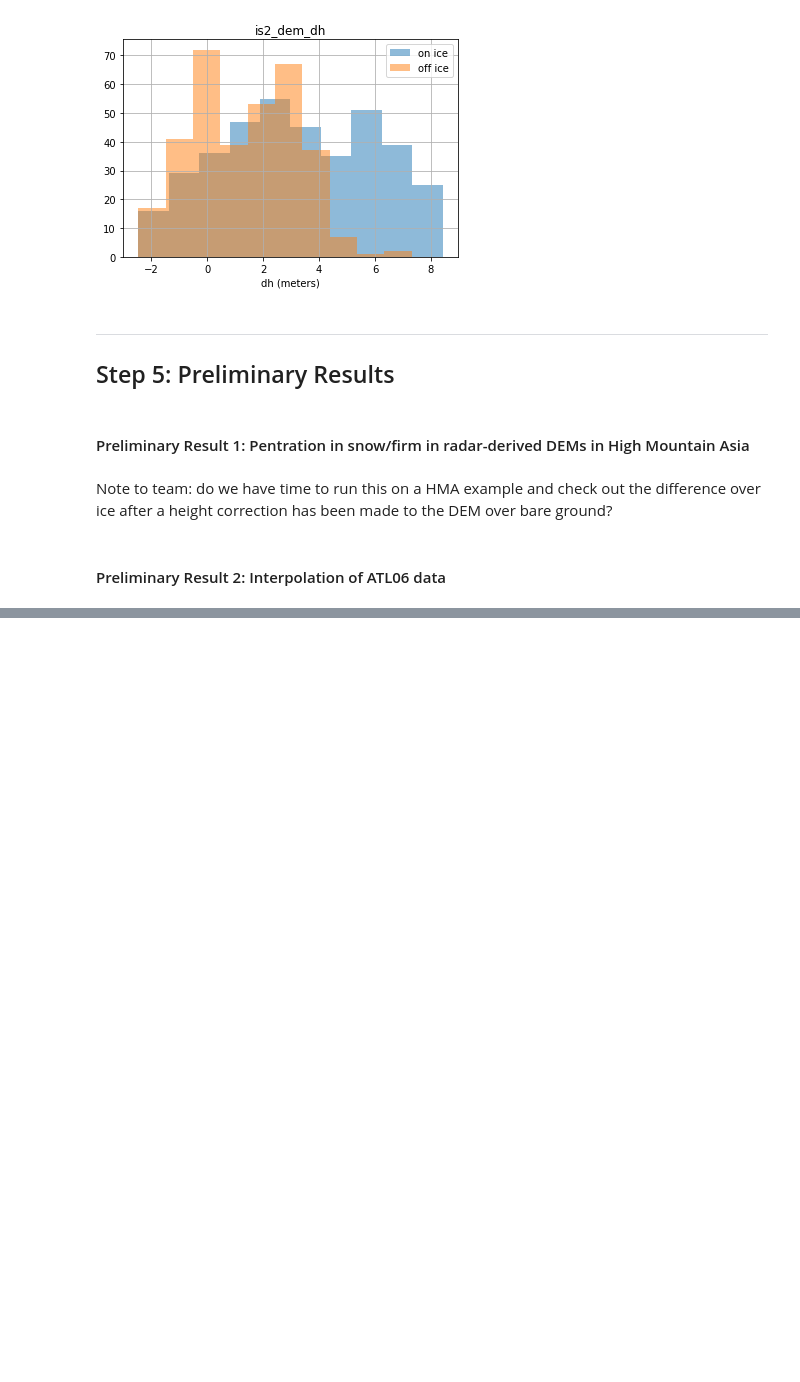
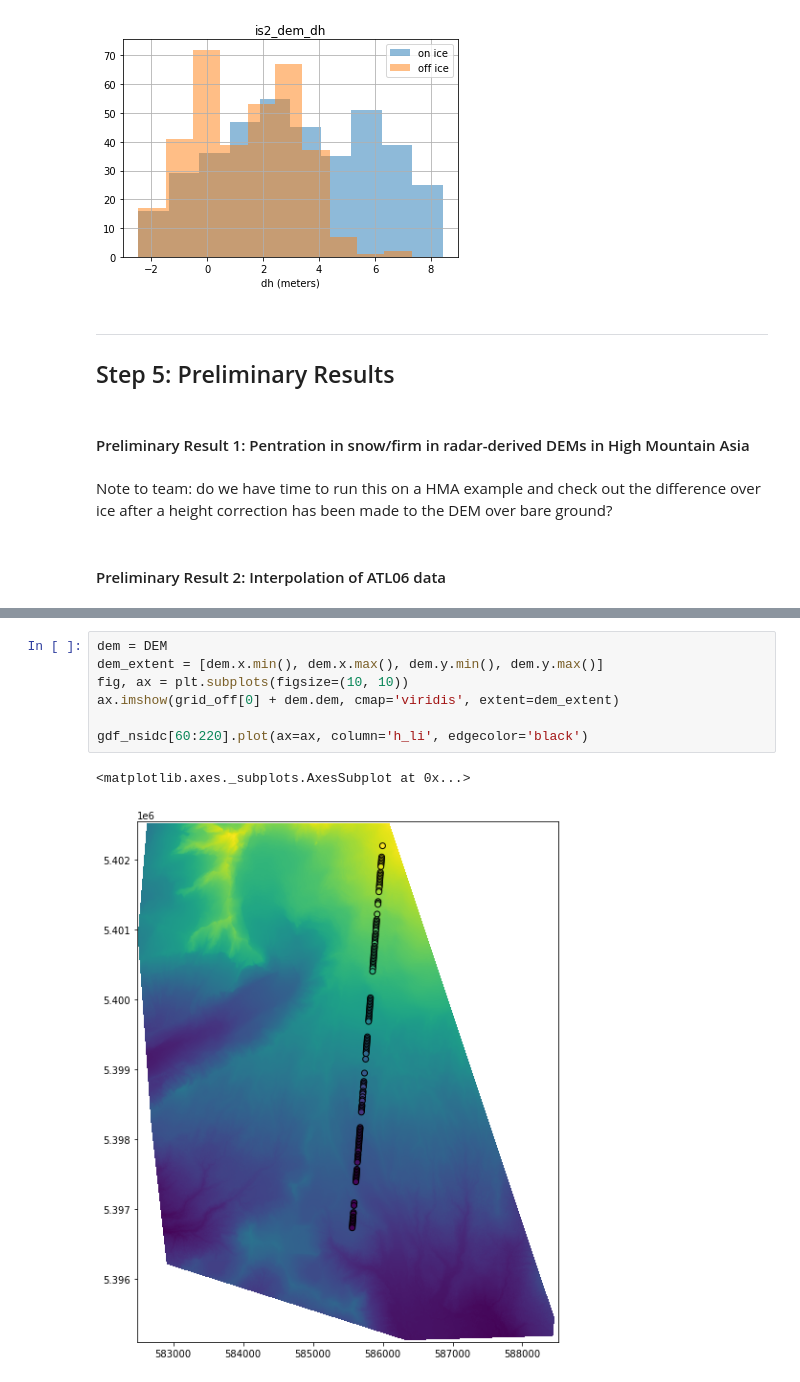
Before and after one commit to ICESAT-2HackWeek/Assimilation, a Jupyter notebook: notebooks/Assimilation_presentation.ipynb, the cells around one changed output, grey strips where cells are left out. Drawn from its saved outputs; the diff is of its cells as text; blank space fills up the shorter version.

```diff
--- a/notebooks/Assimilation_presentation.ipynb
+++ b/notebooks/Assimilation_presentation.ipynb
@@ -470,0 +539,10 @@ Note to Whyjay: do you want to add an interpolation result here?
+# %%
+dem = DEM
+dem_extent = [dem.x.min(), dem.x.max(), dem.y.min(), dem.y.max()]
+fig, ax = plt.subplots(figsize=(10, 10))
+ax.imshow(grid_off[0] + dem.dem, cmap='viridis', extent=dem_extent)
+
+gdf_nsidc[60:220].plot(ax=ax, column='h_li', edgecolor='black')
+# %% [output]
+<matplotlib.axes._subplots.AxesSubplot at 0x...>
+[figure, added]
```
Also changed, not shown: parts of 13 cells of this notebook, 1 other file.
